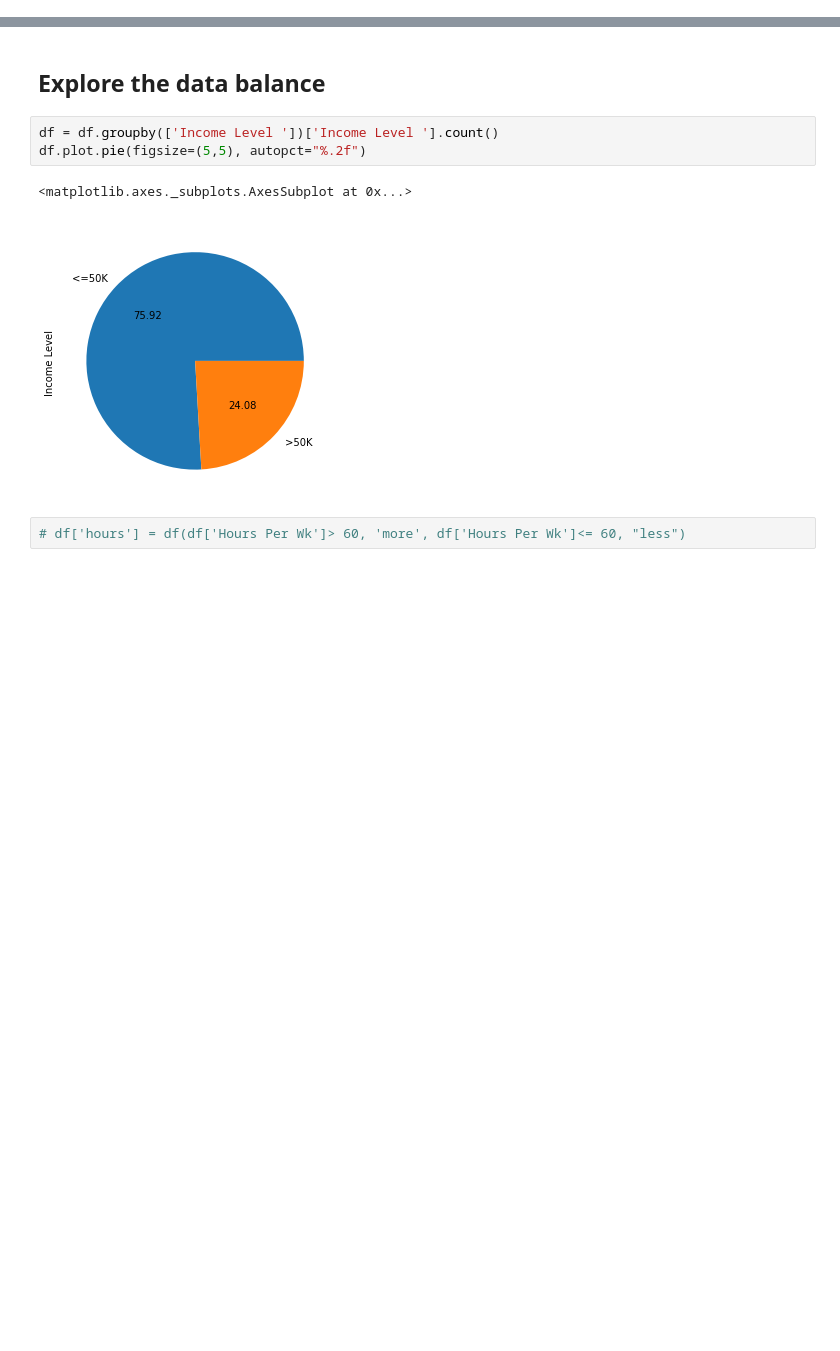
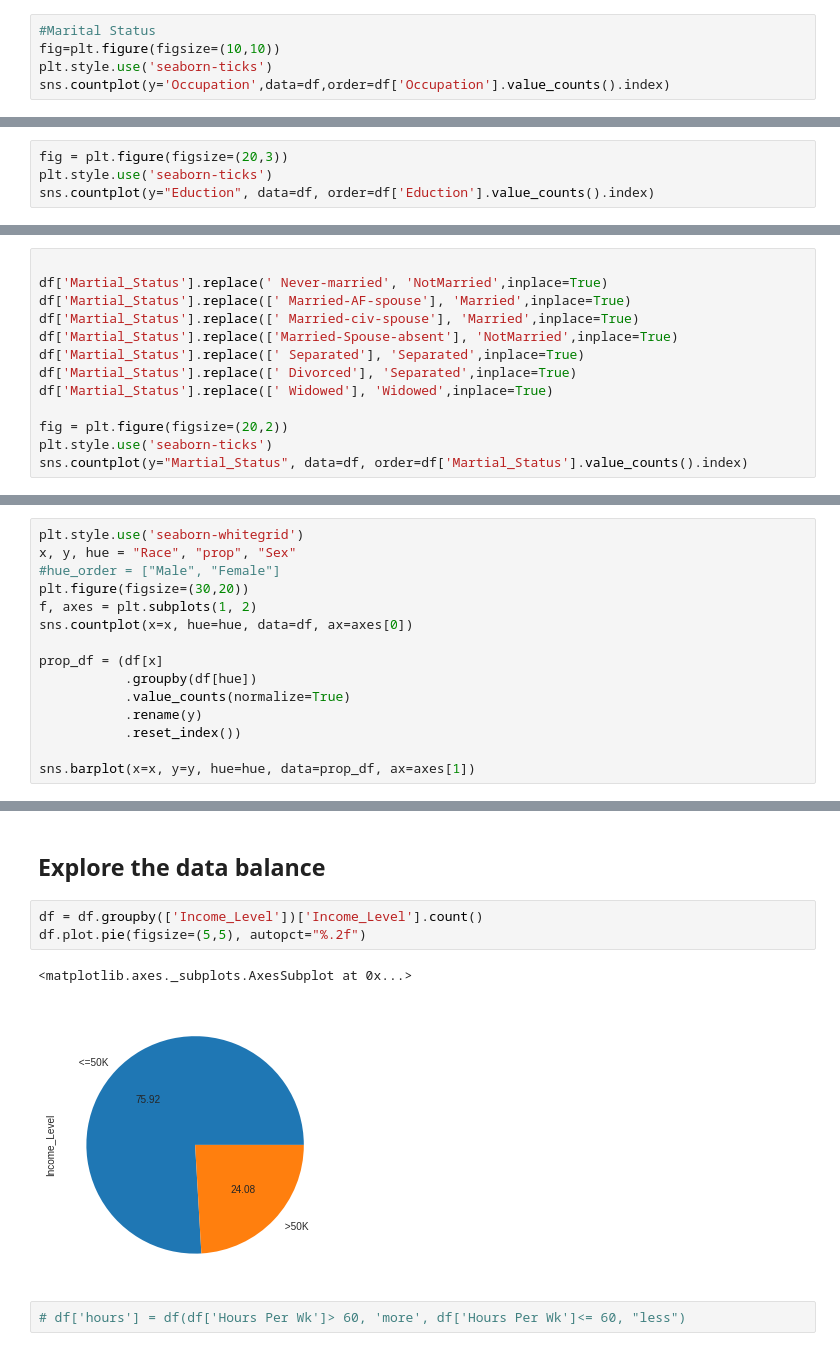
Before and after one commit to MaxSMCON/Group07, a Jupyter notebook: Group_7_ML.ipynb, the cells around one changed output, grey strips where cells are left out. Saved outputs shown, nothing was run; the diff lists cells and outputs as text; blank space fills up the shorter version.

```diff
--- a/Group_7_ML.ipynb
+++ b/Group_7_ML.ipynb
@@ -109,0 +243,5 @@ data
+# %%
+#Marital Status
+fig=plt.figure(figsize=(10,10))
+plt.style.use('seaborn-ticks')
+sns.countplot(y='Occupation',data=df,order=df['Occupation'].value_counts().index)
@@ -109,0 +278,4 @@ data
+# %%
+fig = plt.figure(figsize=(20,3))
+plt.style.use('seaborn-ticks')
+sns.countplot(y="Eduction", data=df, order=df['Eduction'].value_counts().index)
@@ -109,0 +296,13 @@ data
+# %%
+
+df['Martial_Status'].replace(' Never-married', 'NotMarried',inplace=True)
+df['Martial_Status'].replace([' Married-AF-spouse'], 'Married',inplace=True)
+df['Martial_Status'].replace([' Married-civ-spouse'], 'Married',inplace=True)
+df['Martial_Status'].replace(['Married-Spouse-absent'], 'NotMarried',inplace=True)
+df['Martial_Status'].replace([' Separated'], 'Separated',inplace=True)
+df['Martial_Status'].replace([' Divorced'], 'Separated',inplace=True)
+df['Martial_Status'].replace([' Widowed'], 'Widowed',inplace=True)
+
+fig = plt.figure(figsize=(20,2))
+plt.style.use('seaborn-ticks')
+sns.countplot(y="Martial_Status", data=df, order=df['Martial_Status'].value_counts().index)
@@ -109,0 +315,15 @@ data
+# %%
+plt.style.use('seaborn-whitegrid')
+x, y, hue = "Race", "prop", "Sex"
+#hue_order = ["Male", "Female"]
+plt.figure(figsize=(30,20))
+f, axes = plt.subplots(1, 2)
+sns.countplot(x=x, hue=hue, data=df, ax=axes[0])
+
+prop_df = (df[x]
+           .groupby(df[hue])
+           .value_counts(normalize=True)
+           .rename(y)
+           .reset_index())
+
+sns.barplot(x=x, y=y, hue=hue, data=prop_df, ax=axes[1])
@@ -247,11 +686,11 @@ df.groupby([ 'Race'])['Age'].agg({'mean', 'count'})
 # %% [markdown]
 ## Explore the data balance
 # %%
-df = df.groupby(['Income Level '])['Income Level '].count()
+df = df.groupby(['Income_Level'])['Income_Level'].count()
 df.plot.pie(figsize=(5,5), autopct="%.2f")
 # %% [output]
 <matplotlib.axes._subplots.AxesSubplot at 0x...>
-[figure, old version]
+[figure, new version]
 # %%
 # df['hours'] = df(df['Hours Per Wk']> 60, 'more', df['Hours Per Wk']<= 60, "less")
 # %%
```
Also changed, not shown: parts of 74 cells of this notebook.
